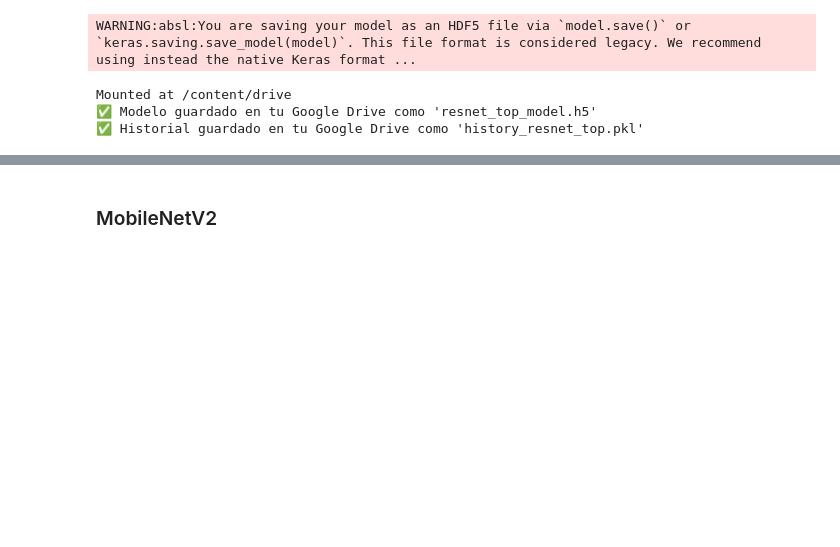
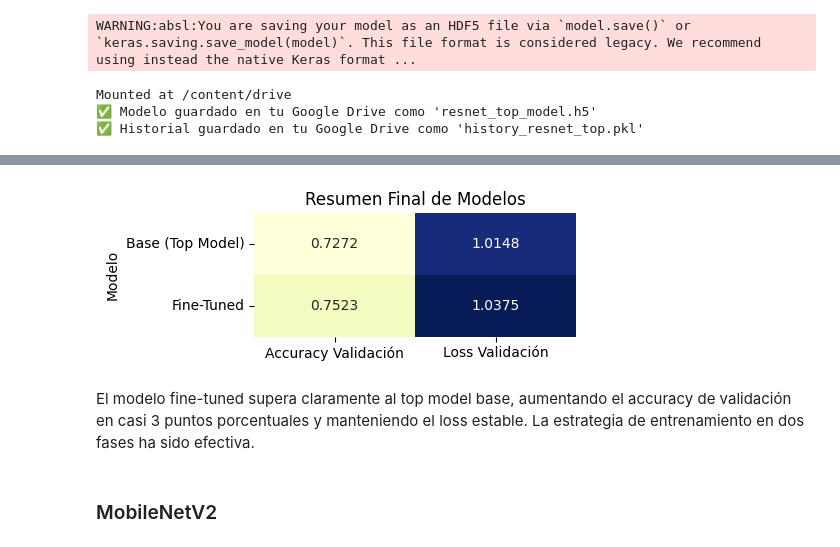
Before and after one commit to rcastillordgz/Entregable-4-Nuclio-DL, a Jupyter notebook: DSC0924ESP_Actividad_DL_Grupo_XX_COMPLETO.ipynb, the cells around one changed output, grey strips where cells are left out. Drawn from its saved outputs; the diff is of its cells as text; code cells hidden in the pictures; blank space fills up the shorter version.

```diff
--- a/DSC0924ESP_Actividad_DL_Grupo_XX_COMPLETO.ipynb
+++ b/DSC0924ESP_Actividad_DL_Grupo_XX_COMPLETO.ipynb
@@ -354,3 +554,32 @@ Mounted at /content/drive
+# %%
+# 📋 Tabla resumen de resultados
+
+# Últimos valores registrados
+final_base_acc = history.history['val_accuracy'][-1]
+final_base_loss = history.history['val_loss'][-1]
+final_finetune_acc = history_finetune.history['val_accuracy'][-1]
+final_finetune_loss = history_finetune.history['val_loss'][-1]
+
+# Crear DataFrame comparativo
+df_resumen = pd.DataFrame({
+    'Modelo': ['Base (Top Model)', 'Fine-Tuned'],
+    'Accuracy Validación': [round(final_base_acc, 4), round(final_finetune_acc, 4)],
+    'Loss Validación': [round(final_base_loss, 4), round(final_finetune_loss, 4)]
+})
+
+# Mostrar tabla como heatmap
+import matplotlib.pyplot as plt
+import seaborn as sns
+
+plt.figure(figsize=(5, 2))
+sns.heatmap(df_resumen.set_index('Modelo'), annot=True, fmt='.4f', cmap='YlGnBu', cbar=False)
+plt.title("Resumen Final de Modelos")
+plt.tight_layout()
+plt.show()
+# %% [output]
+[figure, added]
+# %% [markdown]
+El modelo fine-tuned supera claramente al top model base, aumentando el accuracy de validación en casi 3 puntos porcentuales y manteniendo el loss estable. La estrategia de entrenamiento en dos fases ha sido efectiva.
 # %% [markdown]
 ### MobileNetV2
 # %% [markdown]
```
Also changed, not shown: parts of 19 cells of this notebook.
